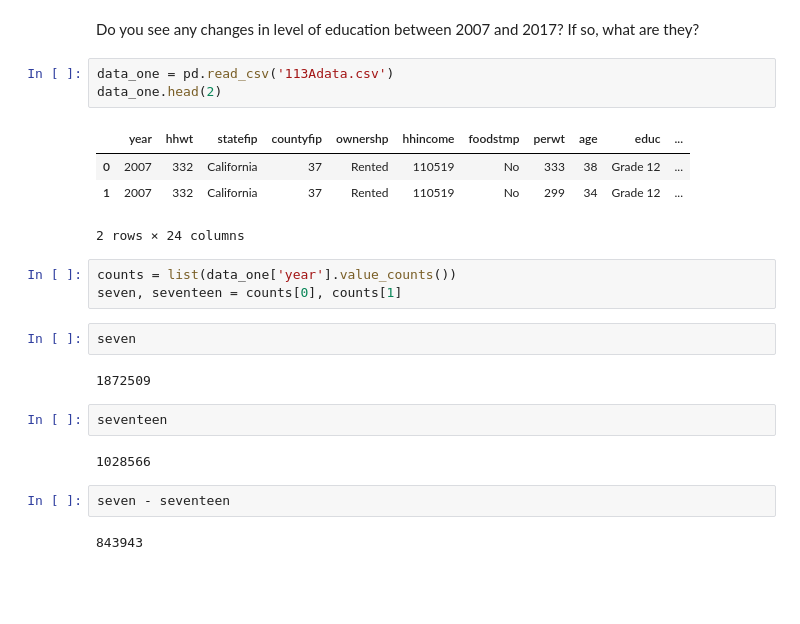
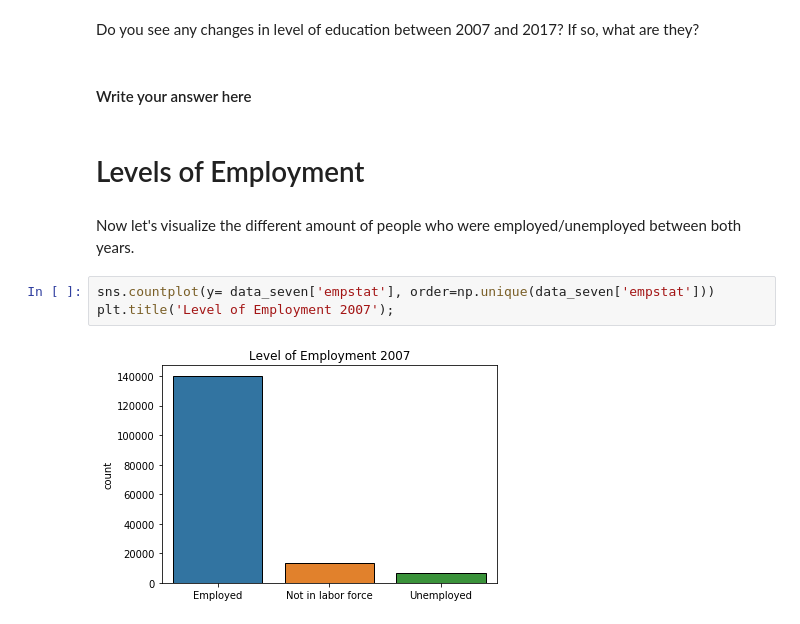
Before and after one commit to ds-modules/CP-113A, a Jupyter notebook: New CP-113A.ipynb, the cells around one changed output. Cells and saved outputs as stored; diff of their text form; blank space fills up the shorter version.

```diff
--- a/New CP-113A.ipynb
+++ b/New CP-113A.ipynb
@@ -57,25 +66,13 @@ ax.set_title('Levels of Education in 2017');
 # %% [markdown]
 Do you see any changes in level of education between 2007 and 2017? If so, what are they?
-# %%
-data_one = pd.read_csv('113Adata.csv')
-data_one.head(2)
-# %% [output]
-|  | year | hhwt | statefip | countyfip | ownershp | hhincome | foodstmp | perwt | age | educ | ... |
-| 0 | 2007 | 332 | California | 37 | Rented | 110519 | No | 333 | 38 | Grade 12 | ... |
-| 1 | 2007 | 332 | California | 37 | Rented | 110519 | No | 299 | 34 | Grade 12 | ... |
-2 rows × 24 columns
-# %%
-counts = list(data_one['year'].value_counts())
-seven, seventeen = counts[0], counts[1]
-# %%
-seven
-# %% [output]
-1872509
-# %%
-seventeen
-# %% [output]
-1028566
-# %%
-seven - seventeen
-# %% [output]
-843943
+# %% [markdown]
+#### Write your answer here
+# %% [markdown]
+# Levels of Employment
+# %% [markdown]
+Now let's visualize the different amount of people who were employed/unemployed between both years.
+# %%
+sns.countplot(y= data_seven['empstat'], order=np.unique(data_seven['empstat']))
+plt.title('Level of Employment 2007');
+# %% [output]
+[figure, added]
```
Also changed, not shown: parts of 24 cells of this notebook.
